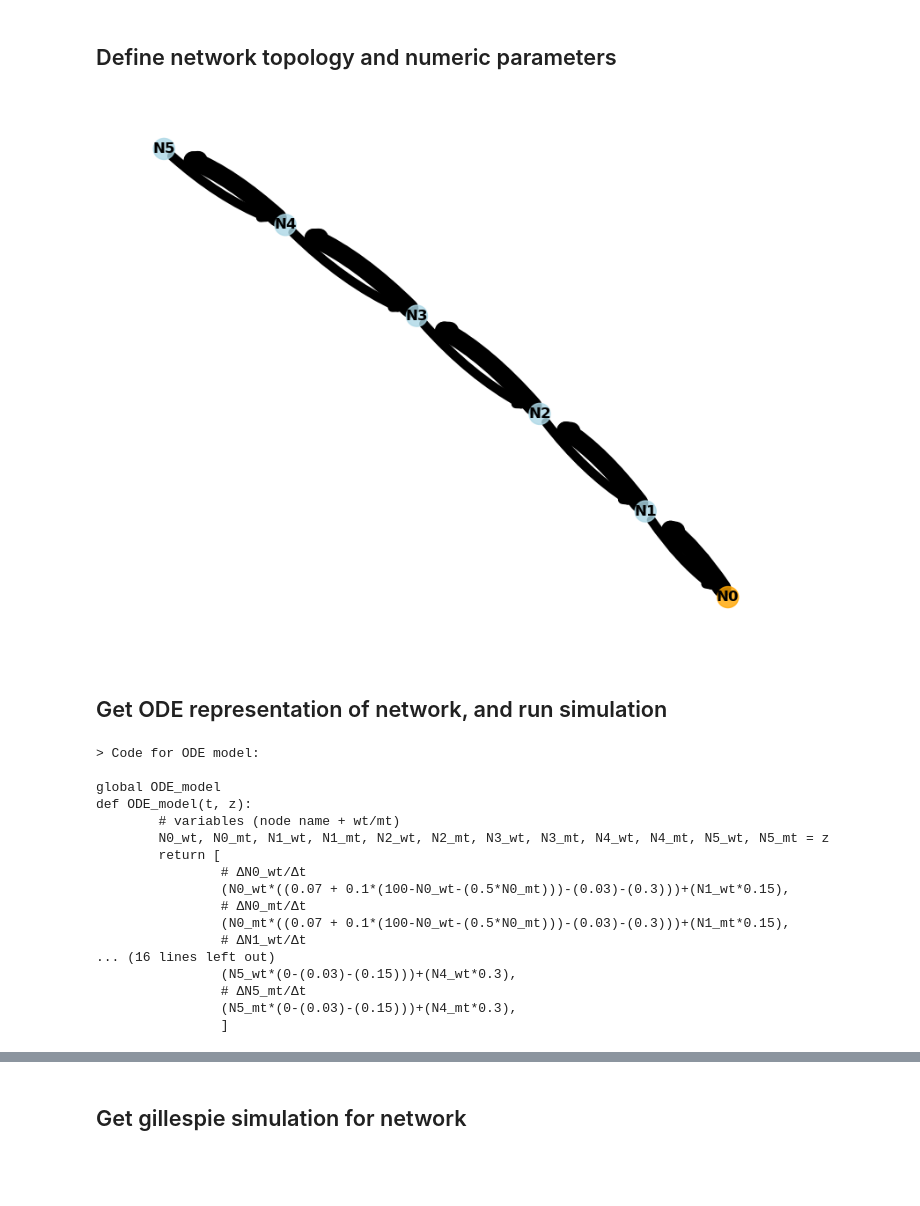
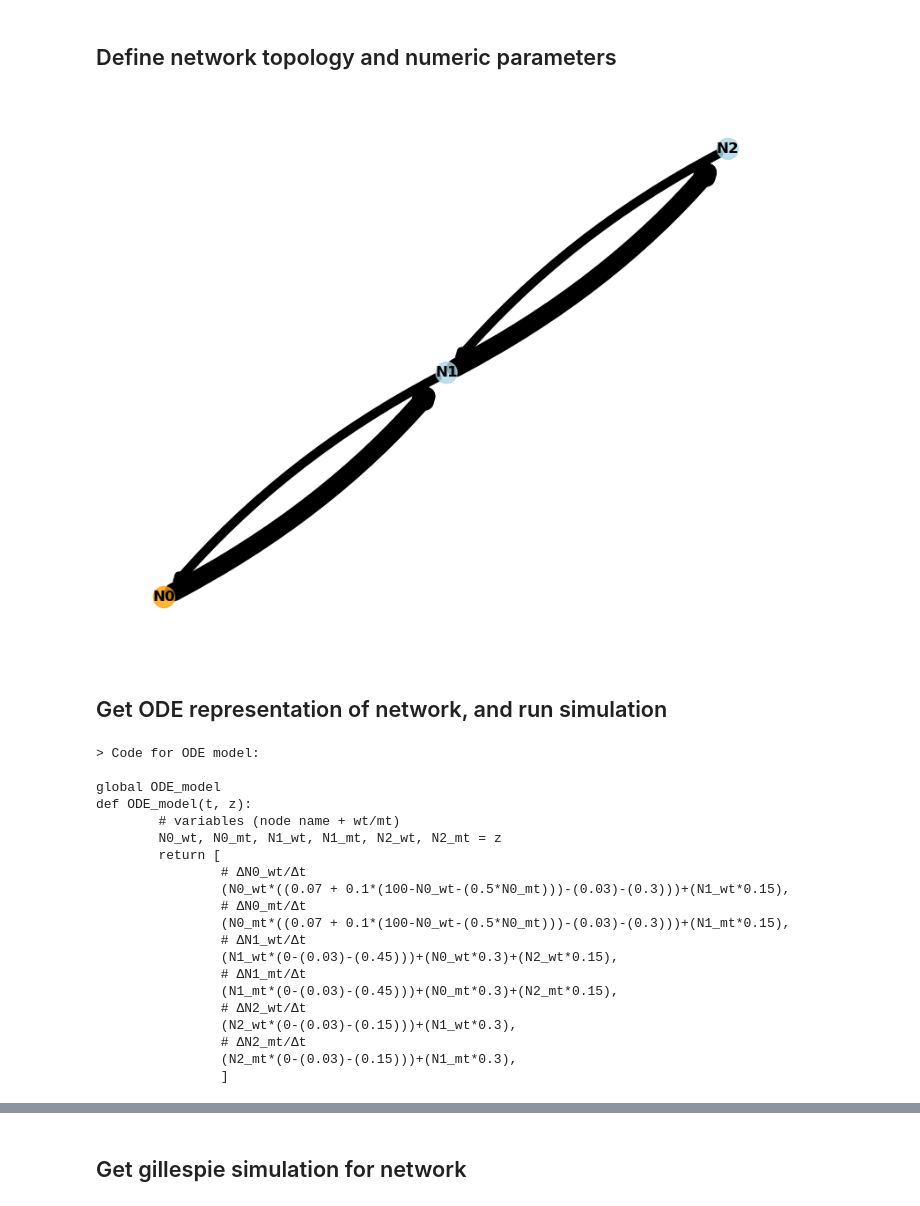
Before and after one commit to dkornai/SSD-in-Neurons, a Jupyter notebook: simulate_from_network.ipynb, the cells around one changed output, grey strips where cells are left out. Saved outputs shown, nothing was run; the diff lists cells and outputs as text; code cells hidden in the pictures; blank space fills up the shorter version.

```diff
--- a/simulate_from_network.ipynb
+++ b/simulate_from_network.ipynb
@@ -50,10 +52,10 @@ TIME_POINTS = np.linspace(0, MAX_T, 500)
 # start_state = [190, 20, 190, 20]
 # %%
 bio_param = {'c_b' : 0.1, 'mu_a' : 0.07, 'nss' : 100, 'delta' : 0.5, 'mu' : 0.03,'gamma_ant':0.30, 'gamma_ret':0.15}
-G, VARS, COMP, start_state = linear_network(6, bio_param, start_pop = [1, 0])
+G, VARS, COMP, start_state = linear_network(3, bio_param, start_pop = [9, 1])
 plot_network(G)
 # %% [output]
-[figure, old version]
+[figure, new version]
 # %% [markdown]
 ## Get ODE representation of network, and run simulation
 # %%
@@ -64,17 +66,20 @@ ODE_model = ODE_from_network(G)
 global ODE_model
 def ODE_model(t, z):
         # variables (node name + wt/mt)
-        N0_wt, N0_mt, N1_wt, N1_mt, N2_wt, N2_mt, N3_wt, N3_mt, N4_wt, N4_mt, N5_wt, N5_mt = z
+        N0_wt, N0_mt, N1_wt, N1_mt, N2_wt, N2_mt = z
         return [
                 # ΔN0_wt/Δt
                 (N0_wt*((0.07 + 0.1*(100-N0_wt-(0.5*N0_mt)))-(0.03)-(0.3)))+(N1_wt*0.15),
                 # ΔN0_mt/Δt
                 (N0_mt*((0.07 + 0.1*(100-N0_wt-(0.5*N0_mt)))-(0.03)-(0.3)))+(N1_mt*0.15),
                 # ΔN1_wt/Δt
-... (16 lines left out)
-                (N5_wt*(0-(0.03)-(0.15)))+(N4_wt*0.3),
-                # ΔN5_mt/Δt
-                (N5_mt*(0-(0.03)-(0.15)))+(N4_mt*0.3),
+                (N1_wt*(0-(0.03)-(0.45)))+(N0_wt*0.3)+(N2_wt*0.15),
+                # ΔN1_mt/Δt
+                (N1_mt*(0-(0.03)-(0.45)))+(N0_mt*0.3)+(N2_mt*0.15),
+                # ΔN2_wt/Δt
+                (N2_wt*(0-(0.03)-(0.15)))+(N1_wt*0.3),
+                # ΔN2_mt/Δt
+                (N2_mt*(0-(0.03)-(0.15)))+(N1_mt*0.3),
                 ]
 # %%
 ode_results = ODE_simulate(ODE_model, TIME_POINTS, start_state)
```
Also changed, not shown: parts of 10 cells of this notebook, 47 other files.
